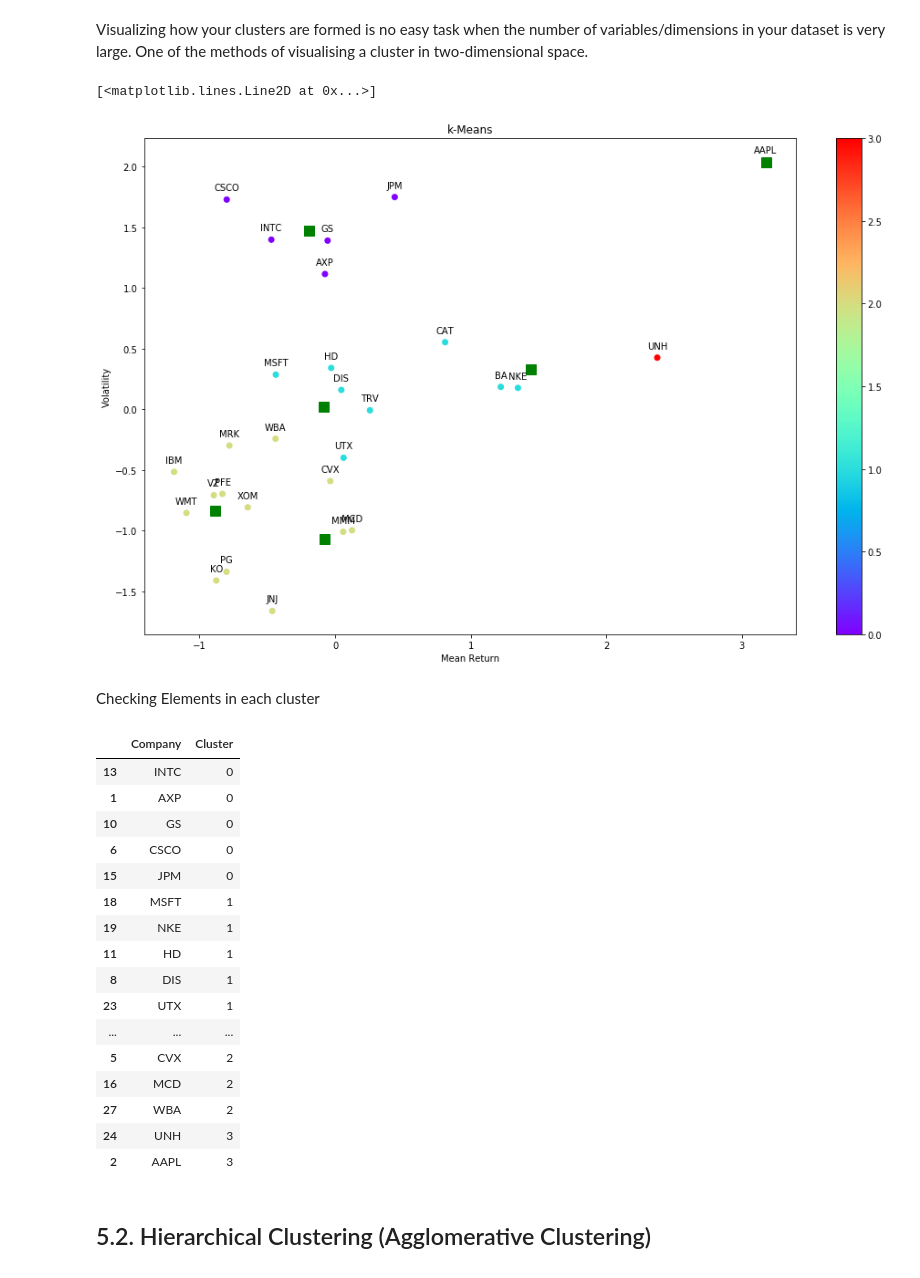
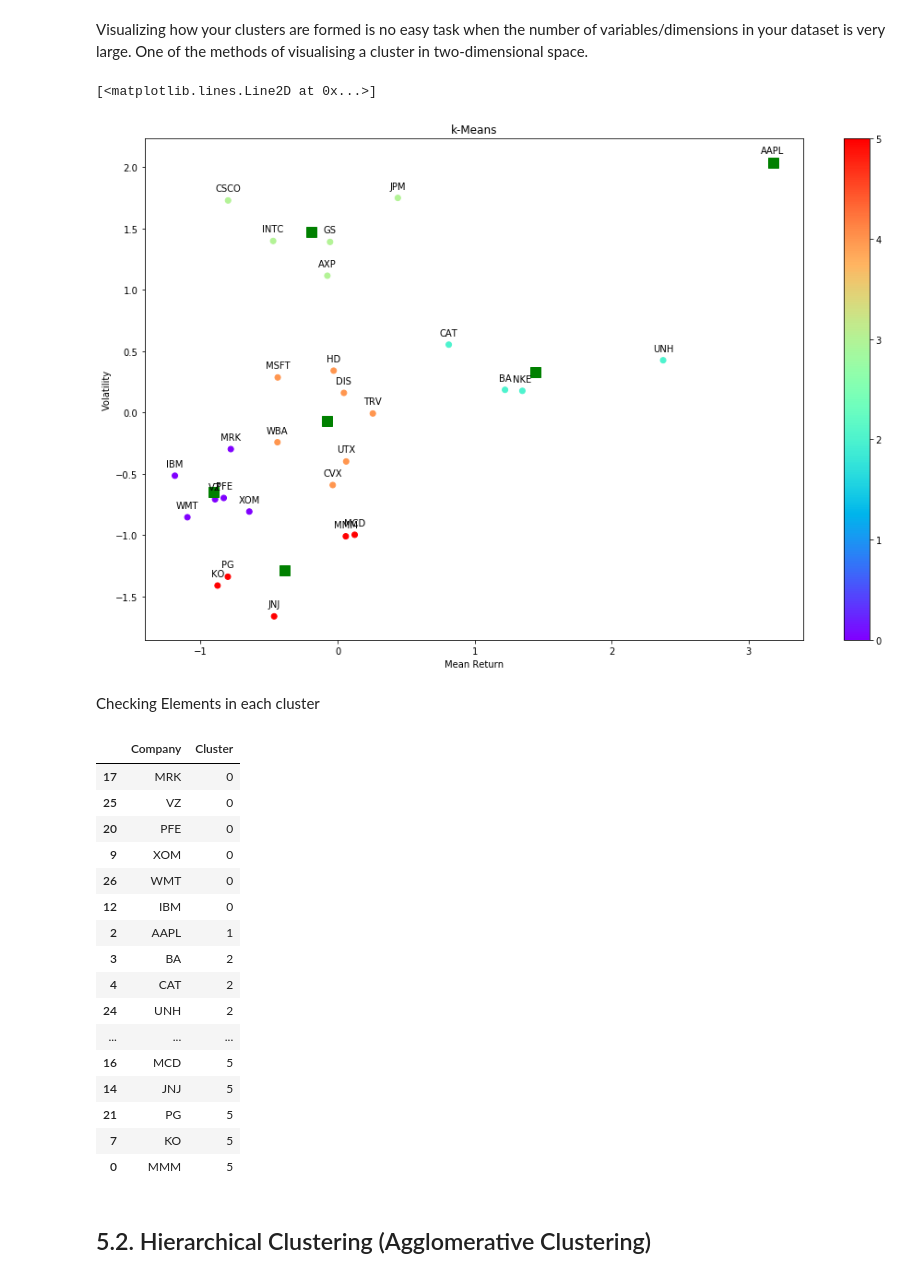
Before and after one commit to tatsath/fin-ml, a Jupyter notebook: Chapter 8 - Unsup. Learning - Clustering/Clustering-MasterTemplate.ipynb, the cells around one changed output. Drawn from its saved outputs; the diff is of its cells as text; code cells hidden in the pictures.

Commit message:
UpdateMasterTemplate-Chapter78

```diff
--- a/Chapter 8 - Unsup. Learning - Clustering/Clustering-MasterTemplate.ipynb
+++ b/Chapter 8 - Unsup. Learning - Clustering/Clustering-MasterTemplate.ipynb
@@ -70,7 +70,7 @@ from itertools import cycle
 ## 2.2. Loading the Data
 # %%
 # load dataset
-dataset = read_csv('Dow_adjcloses.csv',index_col=0)
+dataset = read_csv('Data_MasterTemplate.csv',index_col=0)
 # %%
 #Diable the warnings
 import warnings
@@ -311,52 +311,52 @@ Visualizing how your clusters are formed is no easy task when the number of vari
 # %%
 centroids = k_means.cluster_centers_
 fig = plt.figure(figsize=(16,10))
 ax = fig.add_subplot(111)
-scatter = ax.scatter(X.iloc[:,0],X.iloc[:,1], c = kmeans.labels_, cmap ="rainbow", label = X.index)
+scatter = ax.scatter(X.iloc[:,0],X.iloc[:,1], c = k_means.labels_, cmap ="rainbow", label = X.index)
 ax.set_title('k-Means')
 ax.set_xlabel('Mean Return')
 ax.set_ylabel('Volatility')
 plt.colorbar(scatter)
 
 # zip joins x and y coordinates in pairs
 for x,y,name in zip(X.iloc[:,0],X.iloc[:,1],X.index):
 
     label = name
 
     plt.annotate(label, # this is the text
                  (x,y), # this is the point to label
                  textcoords="offset points", # how to position the text
                  xytext=(0,10), # distance from text to points (x,y)
                  ha='center') # horizontal alignment can be left, right or center
 
 plt.plot(centroids[:,0],centroids[:,1],'sg',markersize=11)
 # %% [output]
 [<matplotlib.lines.Line2D at 0x...>]
-[figure, old version]
+[figure, new version]
 # %% [markdown]
 Checking Elements in each cluster
 # %%
-cluster_label = pd.concat([pd.DataFrame(X.index), pd.DataFrame(kmeans.labels_)],axis = 1)
+cluster_label = pd.concat([pd.DataFrame(X.index), pd.DataFrame(k_means.labels_)],axis = 1)
 cluster_label.columns =['Company','Cluster']
 cluster_label.sort_values(by=['Cluster'])
 # %% [output]
 |  | Company | Cluster |
-| 13 | INTC | 0 |
-| 1 | AXP | 0 |
-| 10 | GS | 0 |
-| 6 | CSCO | 0 |
-| 15 | JPM | 0 |
-| 18 | MSFT | 1 |
-| 19 | NKE | 1 |
-| 11 | HD | 1 |
-| 8 | DIS | 1 |
-| 23 | UTX | 1 |
+| 17 | MRK | 0 |
+| 25 | VZ | 0 |
+| 20 | PFE | 0 |
+| 9 | XOM | 0 |
+| 26 | WMT | 0 |
+| 12 | IBM | 0 |
+| 2 | AAPL | 1 |
+| 3 | BA | 2 |
+| 4 | CAT | 2 |
+| 24 | UNH | 2 |
 | ... | ... | ... |
-| 5 | CVX | 2 |
-| 16 | MCD | 2 |
-| 27 | WBA | 2 |
-| 24 | UNH | 3 |
-| 2 | AAPL | 3 |
+| 16 | MCD | 5 |
+| 14 | JNJ | 5 |
+| 21 | PG | 5 |
+| 7 | KO | 5 |
+| 0 | MMM | 5 |
 # %% [markdown]
 <a id='5.2'></a>
 ## 5.2. Hierarchical Clustering (Agglomerative Clustering)
```
Also changed, not shown: parts of 2 cells of this notebook, 2 other files.
